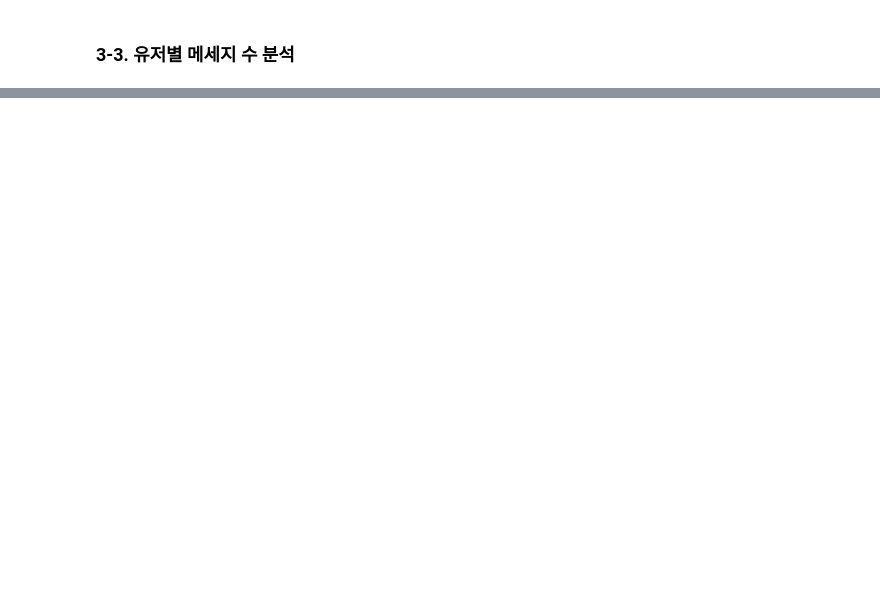
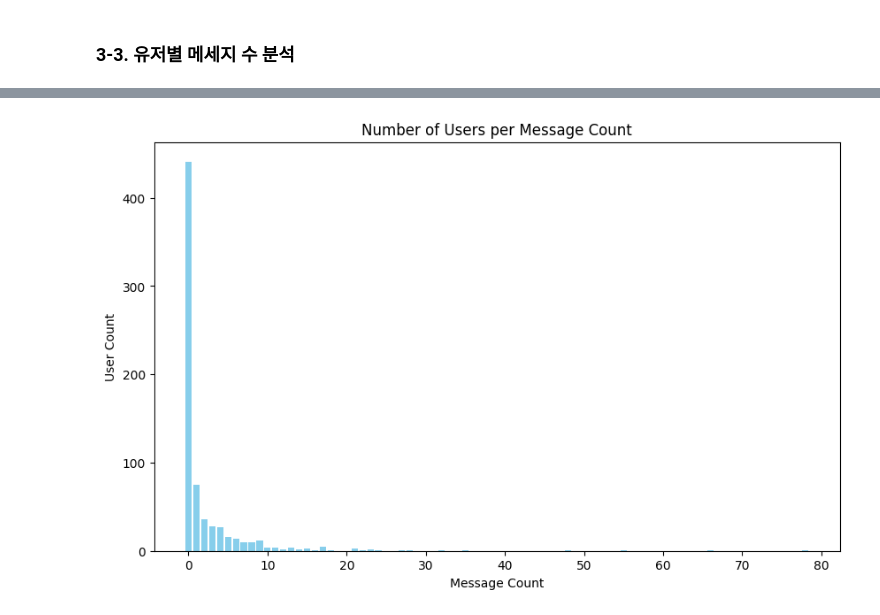
Before and after one commit to ruiiary/user-research, a Jupyter notebook: openchat_research.ipynb, the cells around one changed output, grey strips where cells are left out. Cells and saved outputs as stored; diff of their text form; code cells hidden in the pictures; blank space fills up the shorter version.

```diff
--- a/openchat_research.ipynb
+++ b/openchat_research.ipynb
@@ -285,5 +245,2 @@ plt.show()
 # %% [markdown]
 ### 3-3. 유저별 메세지 수 분석
-# %%
-new_df = pd.read_csv('new_kakao.csv')
-new_df.head(5)
@@ -301,5 +251,8 @@ user_message_counts = new_df.groupby('User').size()
 # 내림차순으로 정렬
 user_message_counts = user_message_counts.sort_values(ascending=False)
 
+# 'User'와 메시지 개수를 하나의 데이터프레임으로 변환
+user_message_counts_df = user_message_counts.reset_index(name='Message Count')
+
 # 결과 출력
-print(user_message_counts)
+#user_message_counts_df
@@ -319,0 +259,13 @@ Length: 274, dtype: int64
+# %%
+# 'Message Count' 별로 유저 수 계산
+message_count_user = user_message_counts_df.groupby('Message Count').size().reset_index(name='User Count')
+
+# 결과 출력
+message_count_user
+
+new_row = pd.DataFrame({'Message Count': [0], 'User Count': [441]})
+
+# 기존 데이터프레임에 새로운 행 추가
+message_count_user = pd.concat([message_count_user, new_row], ignore_index=True)
+
+message_count_user
@@ -319,0 +290,16 @@ Length: 274, dtype: int64
+# %%
+import matplotlib.pyplot as plt
+
+# 막대그래프 그리기
+plt.figure(figsize=(10, 6))
+plt.bar(message_count_user['Message Count'], message_count_user['User Count'], color='skyblue')
+
+# 그래프 제목과 레이블 설정
+plt.title('Number of Users per Message Count')
+plt.xlabel('Message Count')
+plt.ylabel('User Count')
+
+# 그래프 출력
+plt.show()
+# %% [output]
+[figure, added]
```
Also changed, not shown: parts of 26 cells of this notebook.
